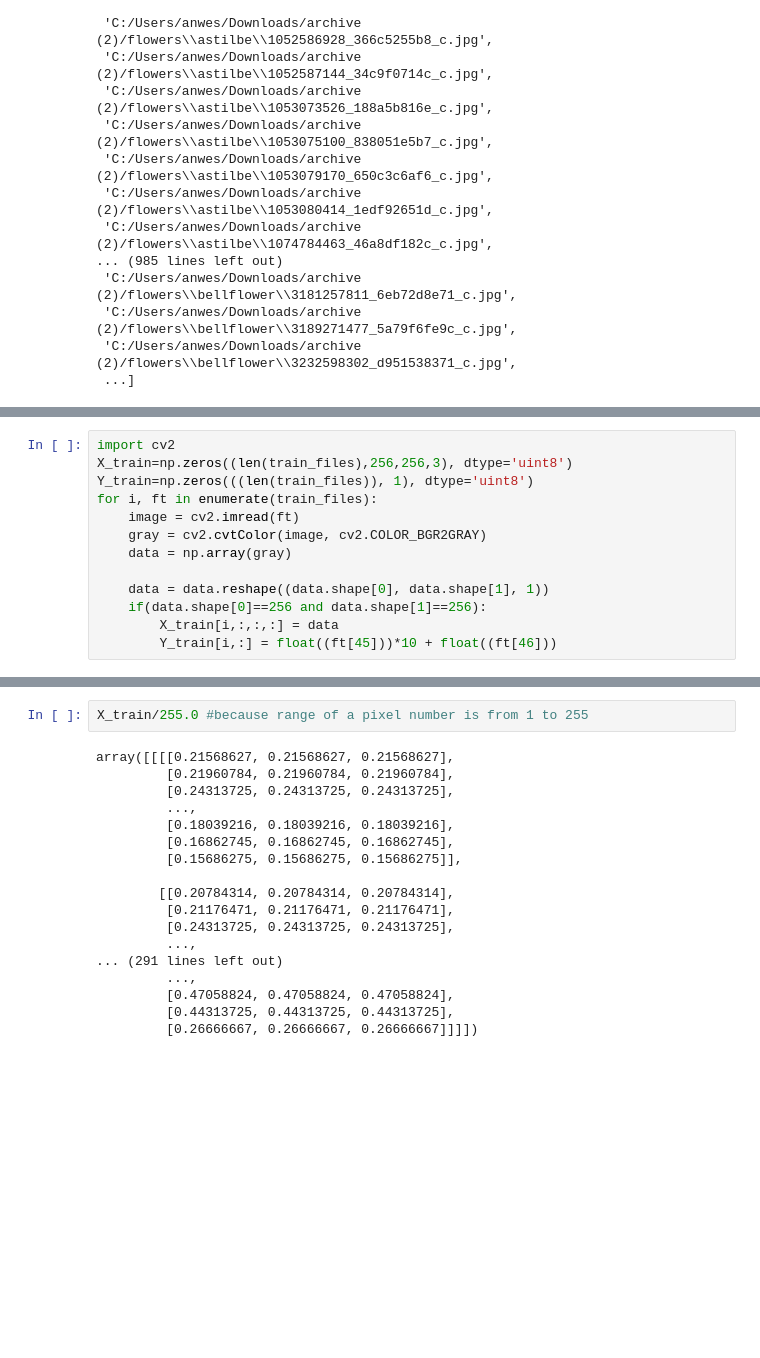
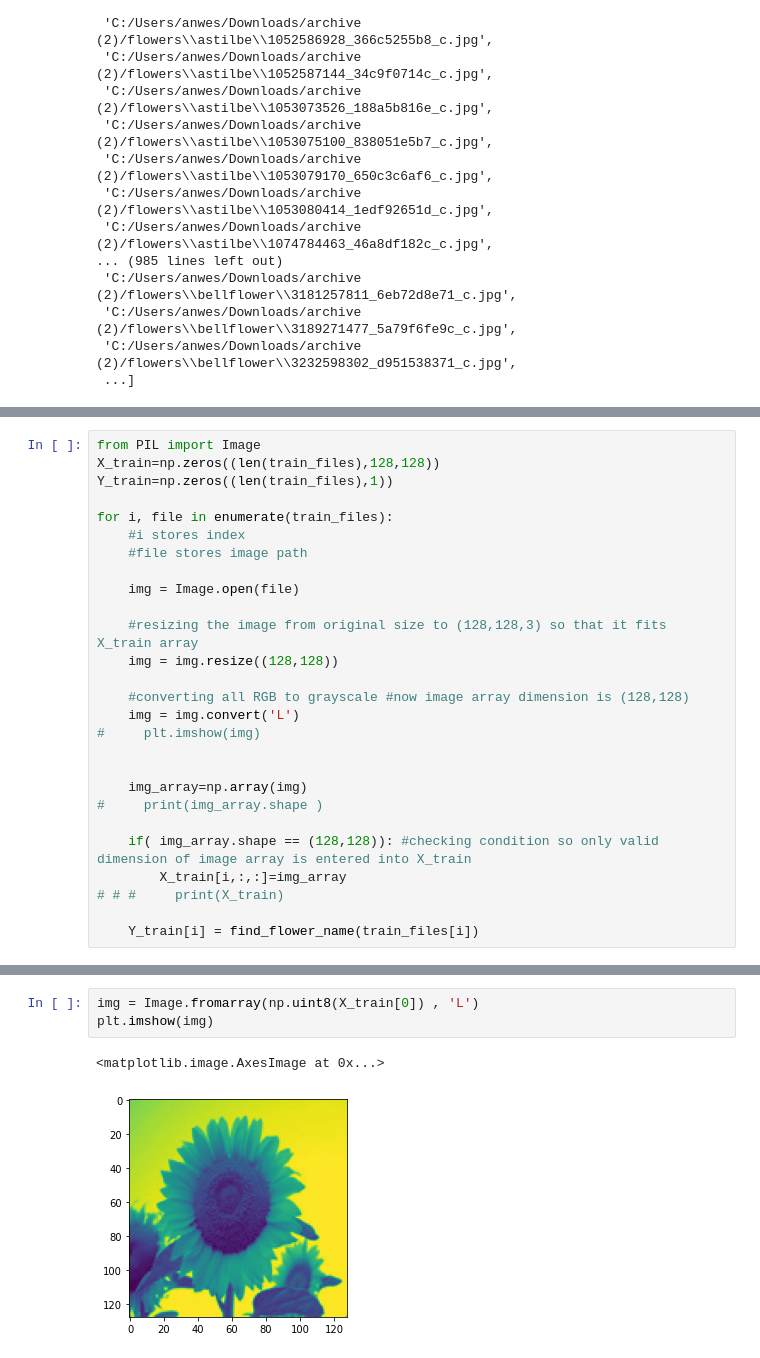
Before and after one commit to Anweshbyte/Road-Safe-, a Jupyter notebook: task_2.ipynb, the cells around one changed output, grey strips where cells are left out. Saved outputs shown, nothing was run; the diff lists cells and outputs as text; blank space fills up the shorter version.

```diff
--- a/task_2.ipynb
+++ b/task_2.ipynb
@@ -59,16 +122,30 @@ train_files
 # %%
-import cv2
-X_train=np.zeros((len(train_files),256,256,3), dtype='uint8')
-Y_train=np.zeros(((len(train_files)), 1), dtype='uint8')
-for i, ft in enumerate(train_files):
-    image = cv2.imread(ft)
-    gray = cv2.cvtColor(image, cv2.COLOR_BGR2GRAY)
-    data = np.array(gray)
+from PIL import Image
+X_train=np.zeros((len(train_files),128,128))
+Y_train=np.zeros((len(train_files),1))
 
-    data = data.reshape((data.shape[0], data.shape[1], 1))
-    if(data.shape[0]==256 and data.shape[1]==256):
-        X_train[i,:,:,:] = data
-        Y_train[i,:] = float((ft[45]))*10 + float((ft[46]))
+for i, file in enumerate(train_files):
+    #i stores index
+    #file stores image path
+
+    img = Image.open(file)
+
+    #resizing the image from original size to (128,128,3) so that it fits X_train array
+    img = img.resize((128,128))
+
+    #converting all RGB to grayscale #now image array dimension is (128,128)
+    img = img.convert('L')
+#     plt.imshow(img)
+
+
+    img_array=np.array(img)
+#     print(img_array.shape )
+
+    if( img_array.shape == (128,128)): #checking condition so only valid dimension of image array is entered into X_train
+        X_train[i,:,:]=img_array
+# # #     print(X_train)
+
+    Y_train[i] = find_flower_name(train_files[i])
 # %%
 X_train[0]
 # %% [output]
@@ -92,20 +159,6 @@ array([[[55, 55, 55],
 # %%
-X_train/255.0 #because range of a pixel number is from 1 to 255
+img = Image.fromarray(np.uint8(X_train[0]) , 'L')
+plt.imshow(img)
 # %% [output]
-array([[[[0.21568627, 0.21568627, 0.21568627],
-         [0.21960784, 0.21960784, 0.21960784],
-         [0.24313725, 0.24313725, 0.24313725],
-         ...,
-         [0.18039216, 0.18039216, 0.18039216],
-         [0.16862745, 0.16862745, 0.16862745],
-         [0.15686275, 0.15686275, 0.15686275]],
-
-        [[0.20784314, 0.20784314, 0.20784314],
-         [0.21176471, 0.21176471, 0.21176471],
-         [0.24313725, 0.24313725, 0.24313725],
-         ...,
-... (291 lines left out)
-         ...,
-         [0.47058824, 0.47058824, 0.47058824],
-         [0.44313725, 0.44313725, 0.44313725],
-         [0.26666667, 0.26666667, 0.26666667]]]])
+<matplotlib.image.AxesImage at 0x...>
+[figure, added]
```
Also changed, not shown: parts of 15 cells of this notebook.
